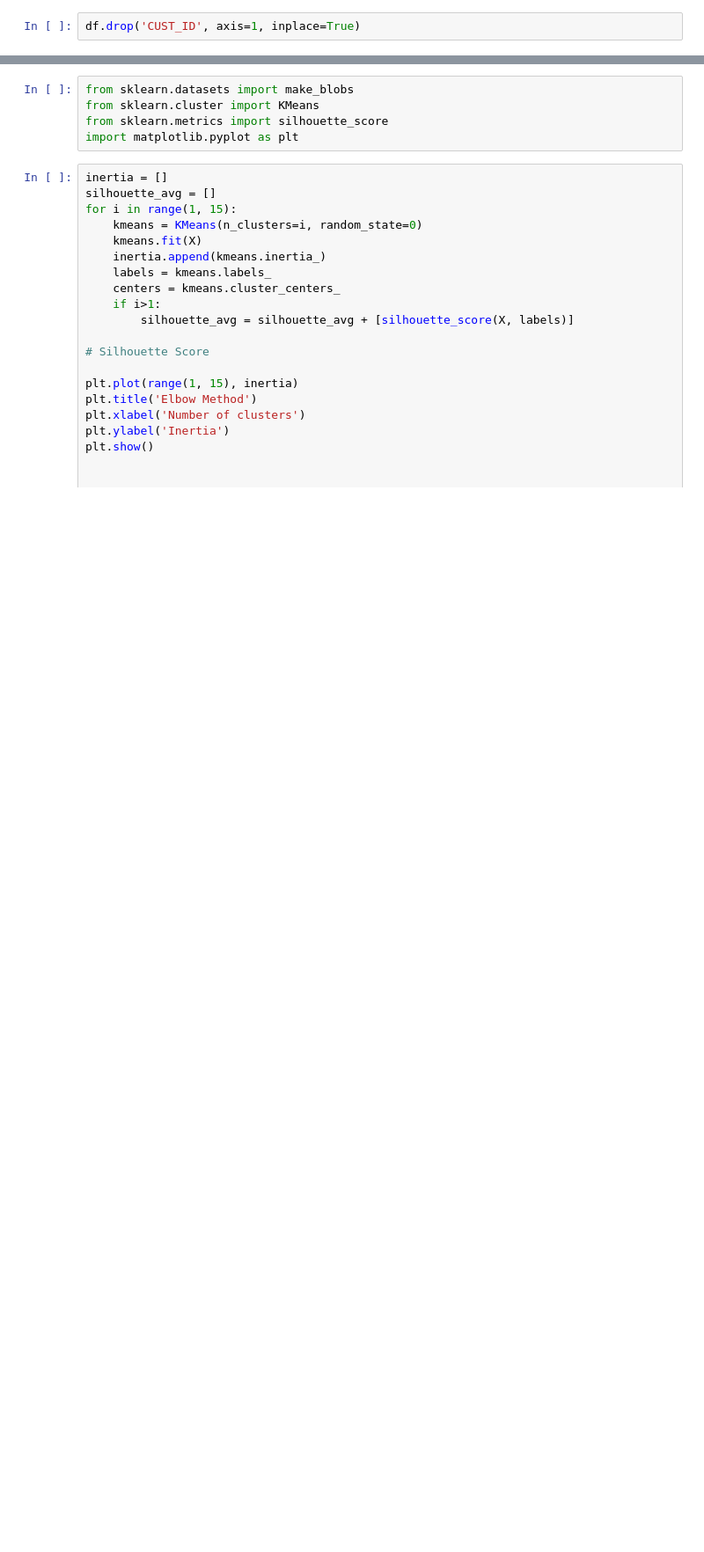
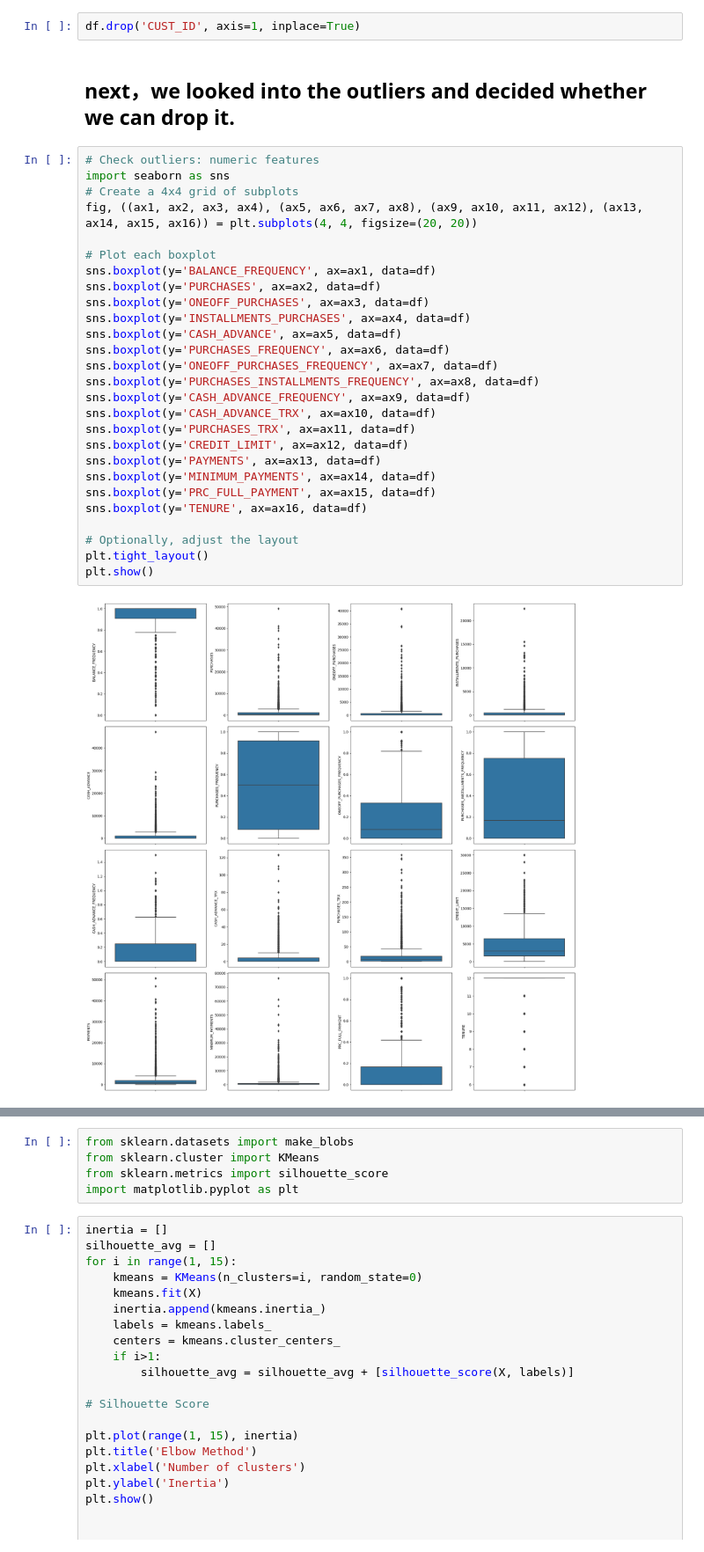
Before and after one commit to CDN0116/schulich-repo, a Jupyter notebook: Dini Cai-Assignment02.ipynb, the cells around one changed output, grey strips where cells are left out. Shown at 88% size. Cells and saved outputs as stored; diff of their text form; blank space fills up the shorter version.

```diff
--- a/Dini Cai-Assignment02.ipynb
+++ b/Dini Cai-Assignment02.ipynb
@@ -113,2 +118,33 @@ df.describe()
 # %%
 df.drop('CUST_ID', axis=1, inplace=True)
+# %% [markdown]
+## next，we looked into the outliers and decided whether we can drop it.
+# %%
+# Check outliers: numeric features
+import seaborn as sns
+# Create a 4x4 grid of subplots
+fig, ((ax1, ax2, ax3, ax4), (ax5, ax6, ax7, ax8), (ax9, ax10, ax11, ax12), (ax13, ax14, ax15, ax16)) = plt.subplots(4, 4, figsize=(20, 20))
+
+# Plot each boxplot
+sns.boxplot(y='BALANCE_FREQUENCY', ax=ax1, data=df)
+sns.boxplot(y='PURCHASES', ax=ax2, data=df)
+sns.boxplot(y='ONEOFF_PURCHASES', ax=ax3, data=df)
+sns.boxplot(y='INSTALLMENTS_PURCHASES', ax=ax4, data=df)
+sns.boxplot(y='CASH_ADVANCE', ax=ax5, data=df)
+sns.boxplot(y='PURCHASES_FREQUENCY', ax=ax6, data=df)
+sns.boxplot(y='ONEOFF_PURCHASES_FREQUENCY', ax=ax7, data=df)
+sns.boxplot(y='PURCHASES_INSTALLMENTS_FREQUENCY', ax=ax8, data=df)
+sns.boxplot(y='CASH_ADVANCE_FREQUENCY', ax=ax9, data=df)
+sns.boxplot(y='CASH_ADVANCE_TRX', ax=ax10, data=df)
+sns.boxplot(y='PURCHASES_TRX', ax=ax11, data=df)
+sns.boxplot(y='CREDIT_LIMIT', ax=ax12, data=df)
+sns.boxplot(y='PAYMENTS', ax=ax13, data=df)
+sns.boxplot(y='MINIMUM_PAYMENTS', ax=ax14, data=df)
+sns.boxplot(y='PRC_FULL_PAYMENT', ax=ax15, data=df)
+sns.boxplot(y='TENURE', ax=ax16, data=df)
+
+# Optionally, adjust the layout
+plt.tight_layout()
+plt.show()
+# %% [output]
+[figure, added]
```
Also changed, not shown: parts of 16 cells of this notebook.
